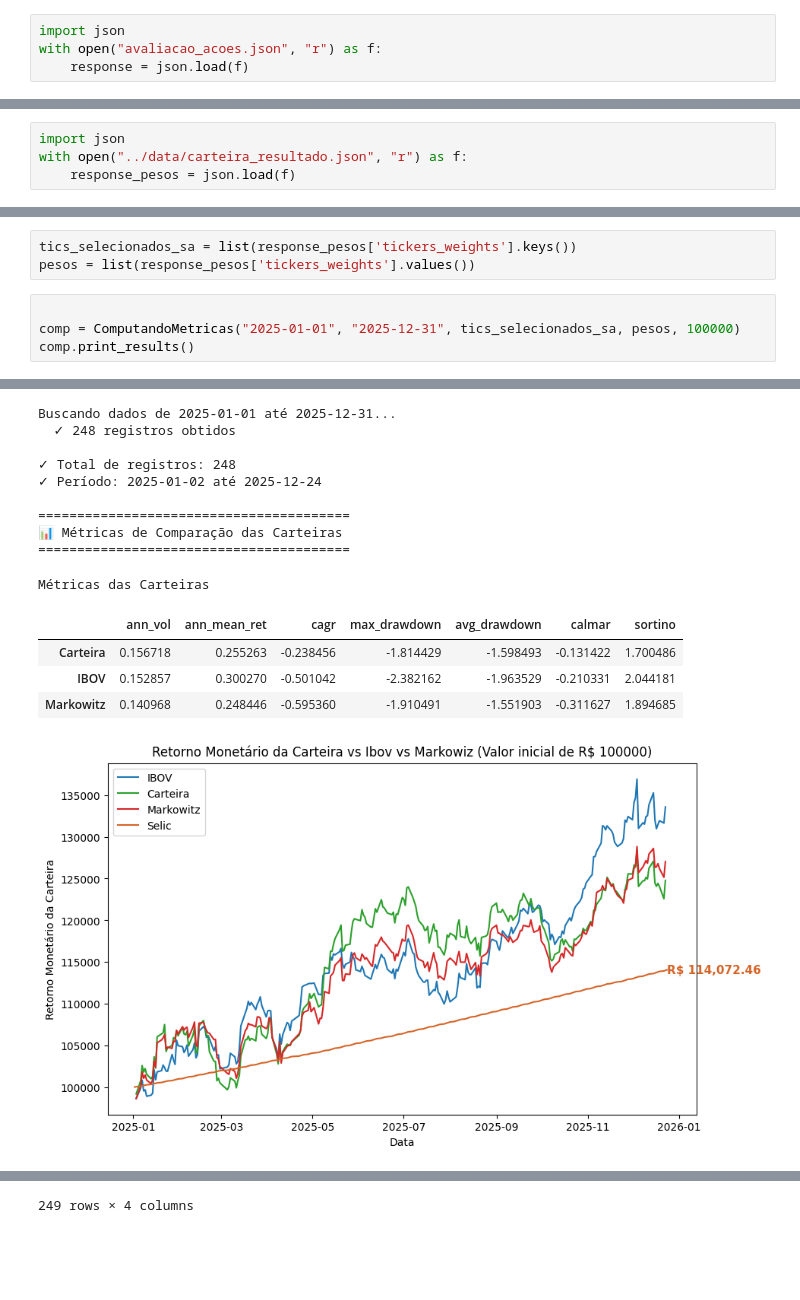
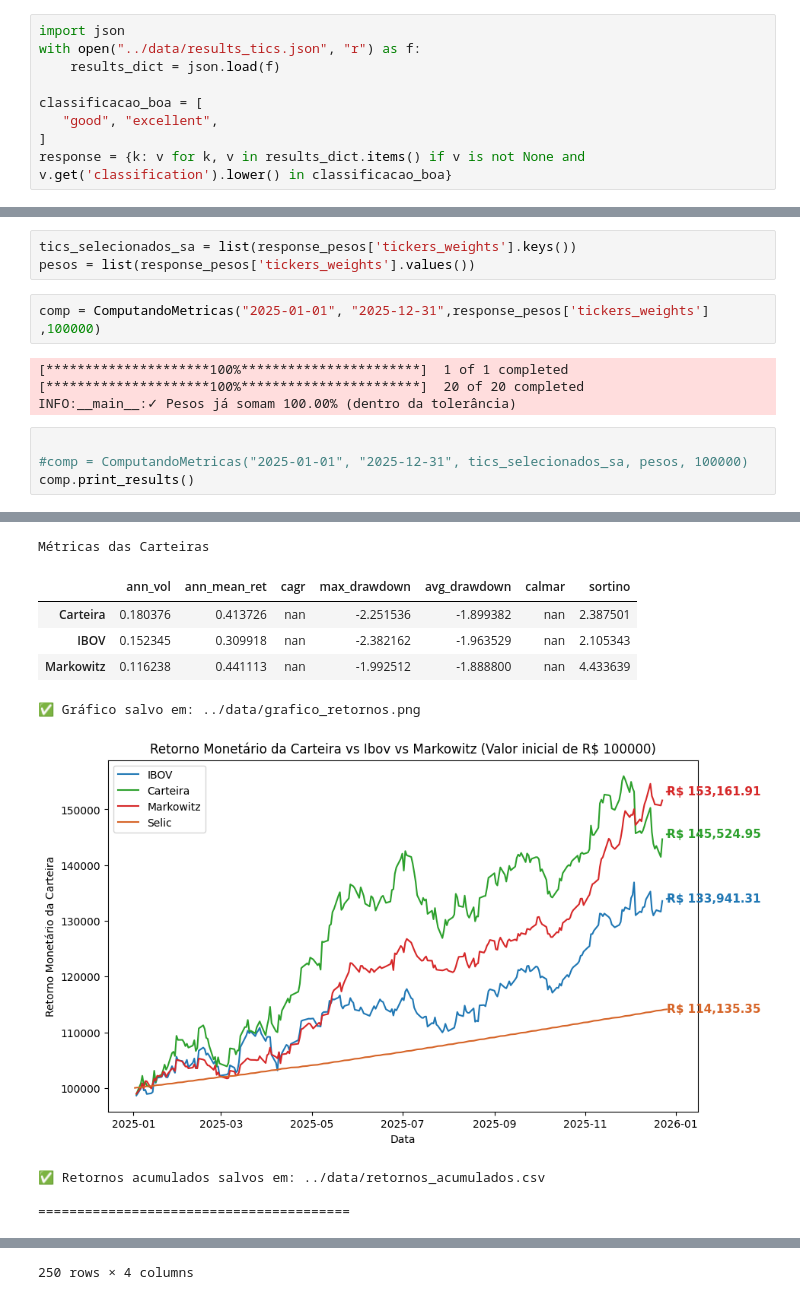
Before and after one commit to Jeferson100/Agent-Portfolio-Optimizer, a Jupyter notebook: notebooks/chamando_agentes.ipynb, the cells around one changed output, grey strips where cells are left out. Saved outputs shown, nothing was run; the diff lists cells and outputs as text; blank space fills up the shorter version.

Commit message:
Criando carteira historica

```diff
--- a/notebooks/chamando_agentes.ipynb
+++ b/notebooks/chamando_agentes.ipynb
@@ -101,7 +102,12 @@ def correlacao(tics:List[str]):
         return correlacao.to_markdown()
 # %%
 import json
-with open("avaliacao_acoes.json", "r") as f:
-    response = json.load(f)
+with open("../data/results_tics.json", "r") as f:
+    results_dict = json.load(f)
+
+classificacao_boa = [
+   "good", "excellent",
+]
+response = {k: v for k, v in results_dict.items() if v is not None and v.get('classification').lower() in classificacao_boa}
 # %%
 response_markdown = transformando_data_frame_para_markdown(response)
@@ -477,4 +386,0 @@ class ComputandoMetricas:
-# %%
-import json
-with open("../data/carteira_resultado.json", "r") as f:
-    response_pesos = json.load(f)
@@ -481,8 +589,14 @@ with open("../data/carteira_resultado.json", "r") as f:
 # %%
 tics_selecionados_sa = list(response_pesos['tickers_weights'].keys())
 pesos = list(response_pesos['tickers_weights'].values())
+# %%
+comp = ComputandoMetricas("2025-01-01", "2025-12-31",response_pesos['tickers_weights'] ,100000)
+# %% [output]
+[*********************100%***********************]  1 of 1 completed
+[*********************100%***********************]  20 of 20 completed
+INFO:__main__:✓ Pesos já somam 100.00% (dentro da tolerância)
 # %%
 
-comp = ComputandoMetricas("2025-01-01", "2025-12-31", tics_selecionados_sa, pesos, 100000)
+#comp = ComputandoMetricas("2025-01-01", "2025-12-31", tics_selecionados_sa, pesos, 100000)
 comp.print_results()
 # %% [output]
@@ -491,18 +613,13 @@ comp.print_results()
-Buscando dados de 2025-01-01 até 2025-12-31...
-  ✓ 248 registros obtidos
-
-✓ Total de registros: 248
-✓ Período: 2025-01-02 até 2025-12-24
-
-========================================
-📊 Métricas de Comparação das Carteiras
-========================================
+Métricas das Carteiras
+|  | ann_vol | ann_mean_ret | cagr | max_drawdown | avg_drawdown | calmar | sortino |
+| Carteira | 0.180376 | 0.413726 | nan | -2.251536 | -1.899382 | nan | 2.387501 |
+| IBOV | 0.152345 | 0.309918 | nan | -2.382162 | -1.963529 | nan | 2.105343 |
+| Markowitz | 0.116238 | 0.441113 | nan | -1.992512 | -1.888800 | nan | 4.433639 |
-Métricas das Carteiras
+✅ Gráfico salvo em: ../data/grafico_retornos.png
-|  | ann_vol | ann_mean_ret | cagr | max_drawdown | avg_drawdown | calmar | sortino |
-| Carteira | 0.156718 | 0.255263 | -0.238456 | -1.814429 | -1.598493 | -0.131422 | 1.700486 |
-| IBOV | 0.152857 | 0.300270 | -0.501042 | -2.382162 | -1.963529 | -0.210331 | 2.044181 |
-| Markowitz | 0.140968 | 0.248446 | -0.595360 | -1.910491 | -1.551903 | -0.311627 | 1.894685 |
-[figure, old version]
+[figure, new version]
+✅ Retornos acumulados salvos em: ../data/retornos_acumulados.csv
+
+========================================
 |  | IBOV | Carteira | Markowitz | Selic |
 | Date |  |  |  |  |
 | 2025-01-02 | NaN | NaN | NaN | 100045.513000 |
@@ -519 +636 @@ Métricas das Carteiras
-249 rows × 4 columns
+250 rows × 4 columns
```
Also changed, not shown: parts of 16 cells of this notebook, 15 other files.
